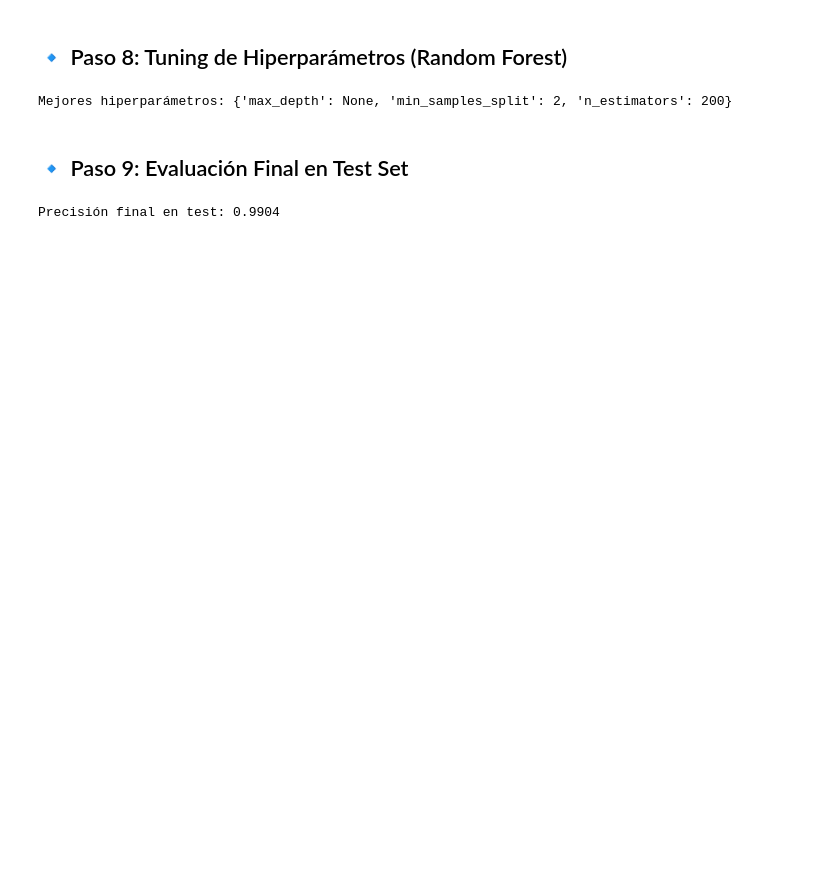
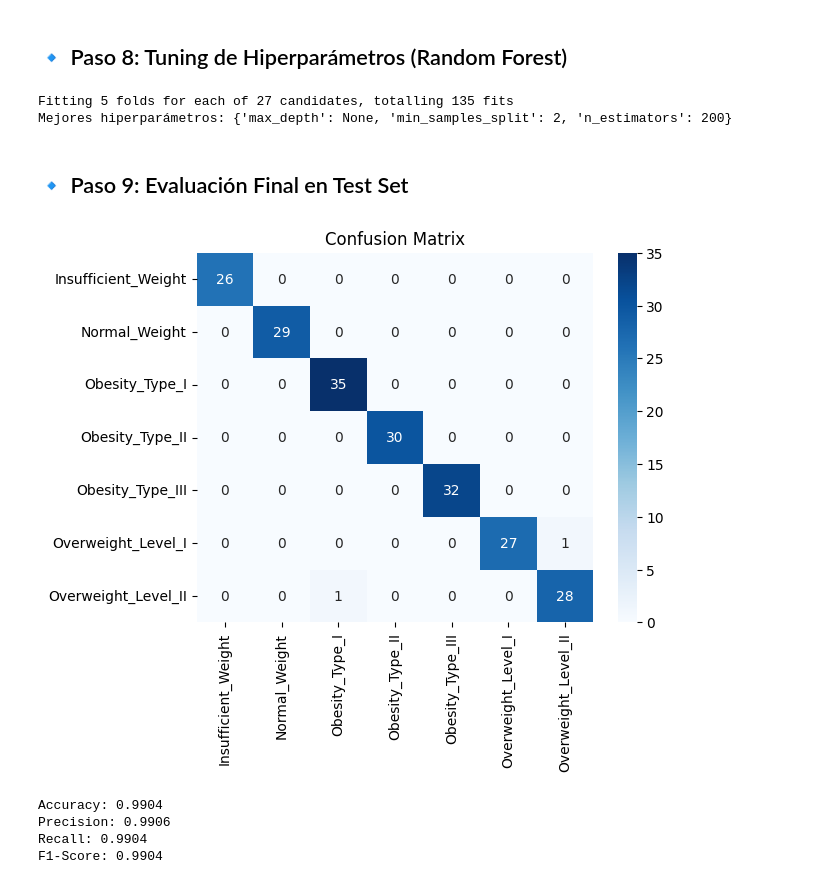
Before and after one commit to JohnReyes02/Talento_tech, a Jupyter notebook: Proyecto/2_Colab/obesidad_clasificacion_notebook.ipynb, the cells around one changed output. Drawn from its saved outputs; the diff is of its cells as text; code cells hidden in the pictures; blank space fills up the shorter version.

```diff
--- a/Proyecto/2_Colab/obesidad_clasificacion_notebook.ipynb
+++ b/Proyecto/2_Colab/obesidad_clasificacion_notebook.ipynb
@@ -141,19 +204,40 @@ param_grid = {
     'min_samples_split': [2, 5, 10],
 }
 
-grid_search = GridSearchCV(RandomForestClassifier(random_state=42), param_grid, scoring='accuracy', cv=5, n_jobs=-1)
+grid_search = GridSearchCV(RandomForestClassifier(random_state=42), param_grid, scoring='accuracy', cv=5, n_jobs=-1, verbose=1)
 grid_search.fit(train_df.drop(columns=['NObeyesdad']), train_df['NObeyesdad'])
 
 best_rf_model = grid_search.best_estimator_
 print("Mejores hiperparámetros:", grid_search.best_params_)
 # %% [output]
+Fitting 5 folds for each of 27 candidates, totalling 135 fits
 Mejores hiperparámetros: {'max_depth': None, 'min_samples_split': 2, 'n_estimators': 200}
 # %% [markdown]
 ## 🔹 Paso 9: Evaluación Final en Test Set
 # %%
 
 y_pred_test = best_rf_model.predict(test_df.drop(columns=['NObeyesdad']))
 test_accuracy = accuracy_score(test_df['NObeyesdad'], y_pred_test)
-print(f"Precisión final en test: {test_accuracy:.4f}")
+test_precision = precision_score(test_df['NObeyesdad'], y_pred_test, average='weighted')
+test_recall = recall_score(test_df['NObeyesdad'], y_pred_test, average='weighted')
+test_f1 = f1_score(test_df['NObeyesdad'], y_pred_test, average='weighted')
+
+
+test_confusion_matrix = confusion_matrix(test_df['NObeyesdad'], y_pred_test)
+
+
+sns.heatmap(test_confusion_matrix, annot=True, fmt="d", cmap="Blues",
+            xticklabels=encoder.classes_, yticklabels=encoder.classes_)
+plt.title("Confusion Matrix")
+plt.show()
+
+print(f"Accuracy: {test_accuracy:.4f}")
+print(f"Precision: {test_precision:.4f}")
+print(f"Recall: {test_recall:.4f}")
+print(f"F1-Score: {test_f1:.4f}")
 # %% [output]
+[figure, added]
-Precisión final en test: 0.9904
+Accuracy: 0.9904
+Precision: 0.9906
+Recall: 0.9904
+F1-Score: 0.9904
```
Also changed, not shown: parts of 9 cells of this notebook, 4 other files.
